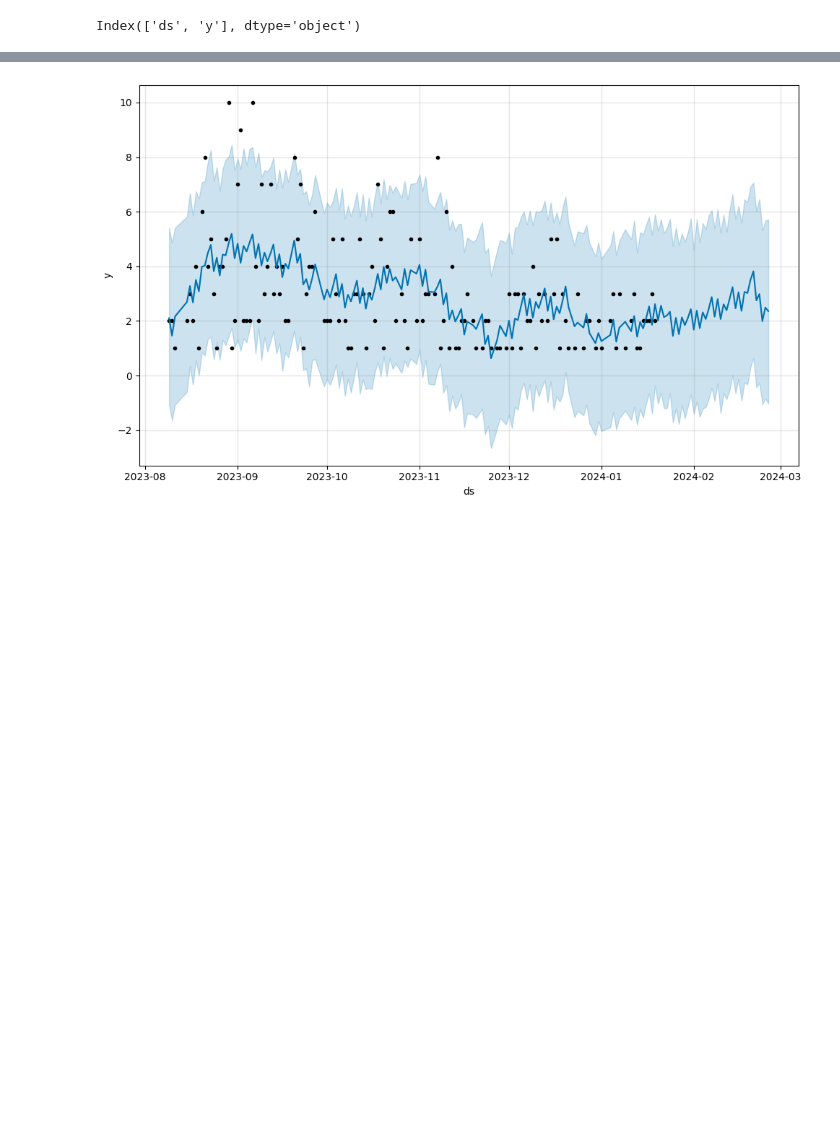
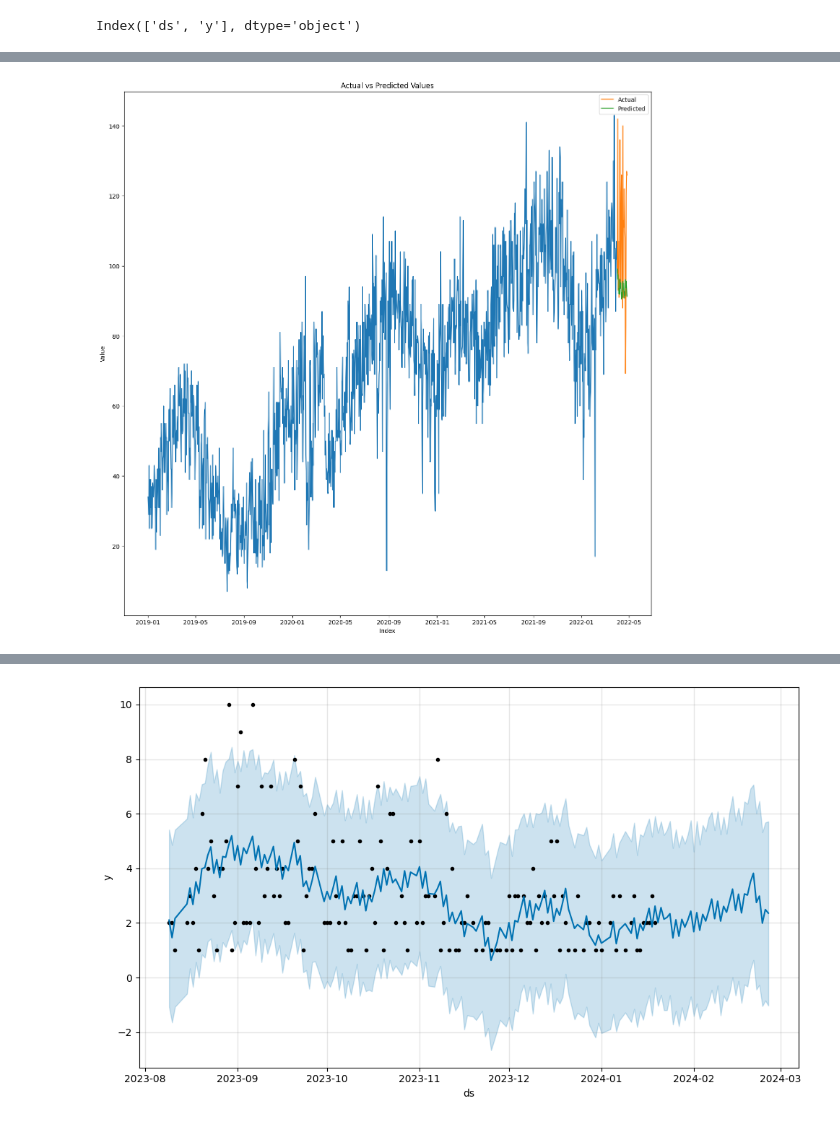
Before and after one commit to ilovedata6/Crime-TimeSeries-Forecasting, a Jupyter notebook: timeseriesv1.ipynb, the cells around one changed output, grey strips where cells are left out. Cells and saved outputs as stored; diff of their text form; code cells hidden in the pictures; blank space fills up the shorter version.

```diff
--- a/timeseriesv1.ipynb
+++ b/timeseriesv1.ipynb
@@ -161,0 +198,2 @@ test_data_fcst
+# %%
+test_data_fcst['test_df'] = test_df['y']
@@ -161,0 +209,2 @@ test_data_fcst
+# %%
+test_data_fcst.drop(columns=['test_df'],axis=1,inplace=True)
@@ -161,0 +220,18 @@ test_data_fcst
+# %%
+plt.figure(figsize=(16,16))
+plt.plot(train_df['ds'],train_df['y'])
+plt.plot(test_df['ds'],test_df['y'], label='Actual')
+
+# Plotting the predicted values
+plt.plot(test_data_fcst['ds'],test_data_fcst['yhat'], label='Predicted')
+
+# Adding labels and title
+plt.xlabel('Index')
+plt.ylabel('Value')
+plt.title('Actual vs Predicted Values')
+plt.legend()
+
+# Displaying the plot
+plt.show()
+# %% [output]
+[figure, added]
```
Also changed, not shown: parts of 19 cells of this notebook, 3 other files.
